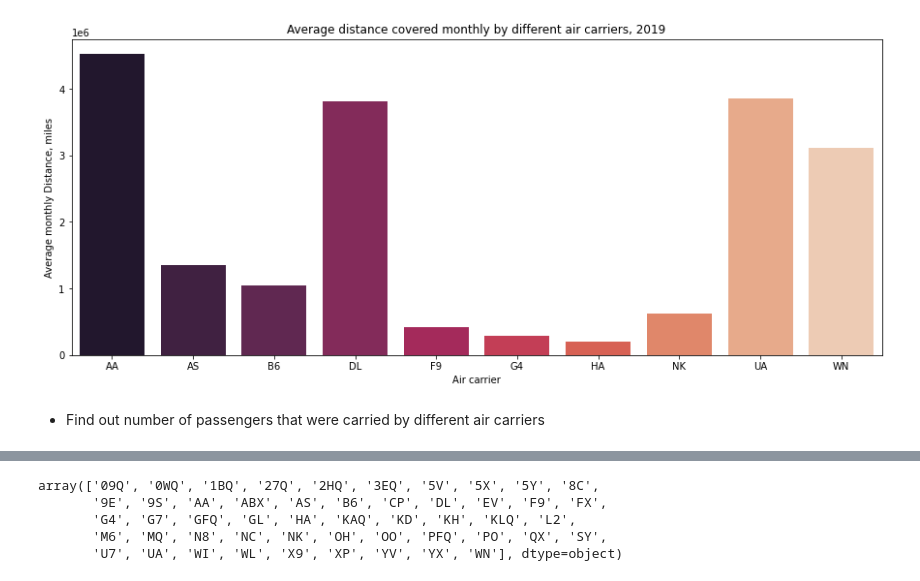
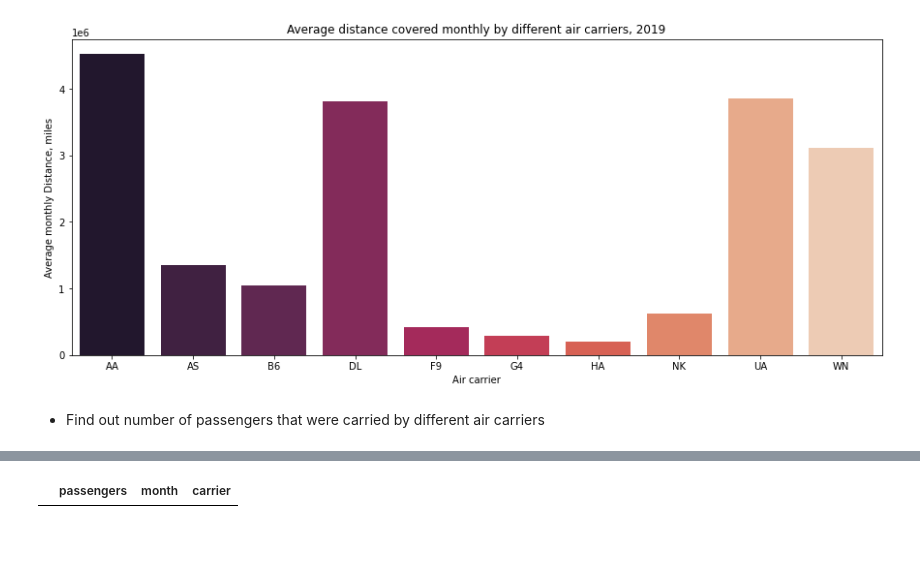
Before and after one commit to NB094/LHL_Midterm_1, a Jupyter notebook: Katrin_exploratory_analysis.ipynb, the cells around one changed output, grey strips where cells are left out. Drawn from its saved outputs; the diff is of its cells as text; code cells hidden in the pictures; blank space fills up the shorter version.

```diff
--- a/Katrin_exploratory_analysis.ipynb
+++ b/Katrin_exploratory_analysis.ipynb
@@ -336,10 +313,9 @@ array(['QK', 'QR', 'R0', 'RJ', 'RU', 'RV', 'SK', 'SN', 'SV', 'SVW', 'TA',
-# %%
-# fuel
-fuel_car = pd.read_csv('fuel_comsumption_all_2019.csv')
-fuel_car['unique_carrier'].unique()
-# %% [output]
-array(['09Q', '0WQ', '1BQ', '27Q', '2HQ', '3EQ', '5V', '5X', '5Y', '8C',
-       '9E', '9S', 'AA', 'ABX', 'AS', 'B6', 'CP', 'DL', 'EV', 'F9', 'FX',
-       'G4', 'G7', 'GFQ', 'GL', 'HA', 'KAQ', 'KD', 'KH', 'KLQ', 'L2',
-       'M6', 'MQ', 'N8', 'NC', 'NK', 'OH', 'OO', 'PFQ', 'PO', 'QX', 'SY',
-       'U7', 'UA', 'WI', 'WL', 'X9', 'XP', 'YV', 'YX', 'WN'], dtype=object)
+# %%
+# carriers from passengers table
+passengers_all_car = pd.read_csv('passengers_all_2019.csv')
+passengers_all_car = passengers_all_car[['passengers', 'month', 'carrier']]
+
+# carriers unique values from flights table for passengers table
+passengers_all_car.loc[passengers_all_car['carrier'].isin(['AS' 'B6' 'AA' 'DL' 'UA' 'NK' 'WN' 'HA' 'G4' 'F9'])]
+# %% [output]
+|  | passengers | month | carrier |
```
Also changed, not shown: parts of 4 cells of this notebook, 1 other file.
